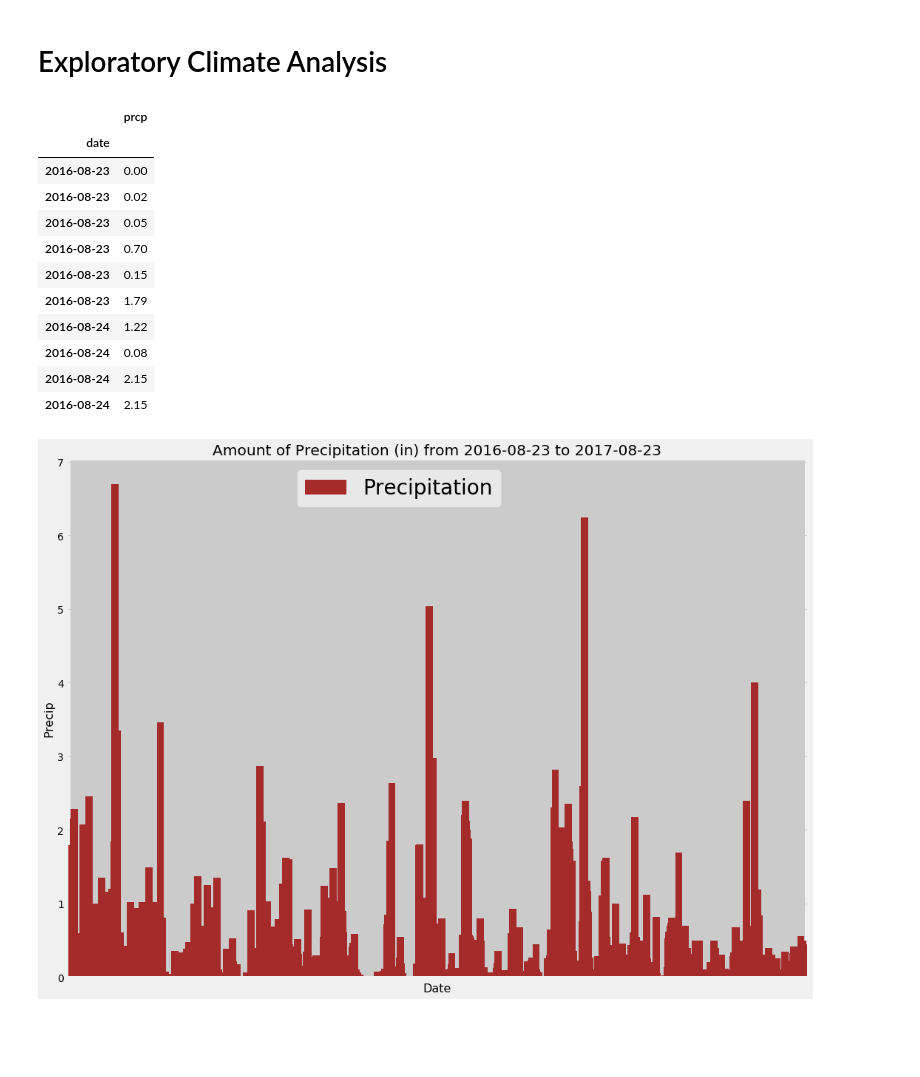
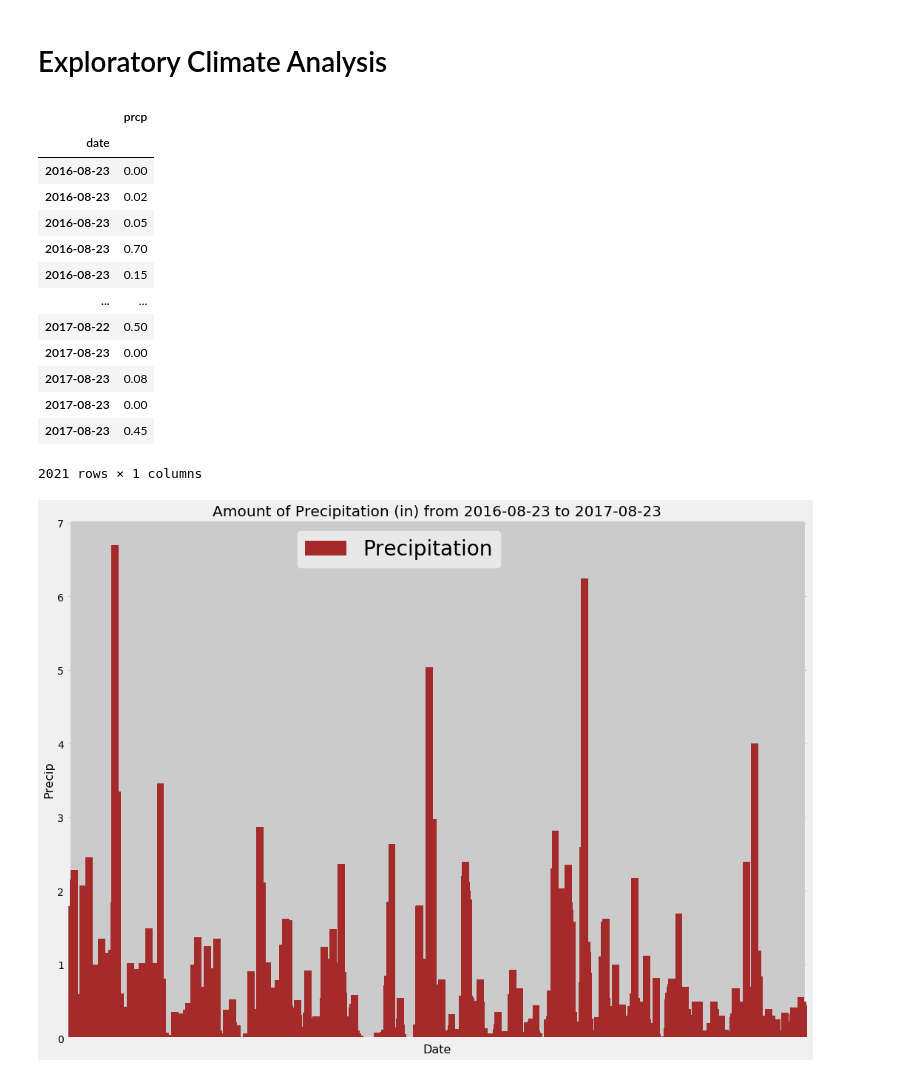
Before and after one commit to j1-aggie/SURFS-UP-sqlalchemy-challenge, a Jupyter notebook: climate_starter.ipynb, the cells around one changed output. Saved outputs shown, nothing was run; the diff lists cells and outputs as text; code cells hidden in the pictures; blank space fills up the shorter version.

```diff
--- a/climate_starter.ipynb
+++ b/climate_starter.ipynb
@@ -66,31 +66,35 @@ latest_date = latest_date.date()
 date_year_ago = latest_date - relativedelta(years=1)
 # %%
 # Perform a query to retrieve the data and precipitation scores
-data = session.query(Measurement.date, Measurement.prcp).filter(Measurement.date >= query_date).all()
+last_year_data = session.query(Measurement.date, Measurement.prcp).filter(Measurement.date >= date_year_ago).all()
 #for record in data:
     #print(record)
 # %%
 # Save the query results as a Pandas DataFrame and set the index to the date column
-climate_df = pd.DataFrame(data, columns = ['date', 'prcp'])
+climate_df = pd.DataFrame(last_year_data, columns = ['date', 'prcp'])
+#drop nulls
 climate_df = climate_df.dropna(how="any")
-climate_df.set_index("date", inplace=True)
+#set index
+climate_df = climate_df.set_index("date")
 # %%
 # Sort the dataframe by date
-climate_df = climate_df.sort_values(["date"])
-climate_df.head(10)
+climate_df = climate_df.sort_values(by=['date'])
+climate_df.head(20000)
 # %% [output]
 |  | prcp |
 | date |  |
 | 2016-08-23 | 0.00 |
 | 2016-08-23 | 0.02 |
 | 2016-08-23 | 0.05 |
 | 2016-08-23 | 0.70 |
 | 2016-08-23 | 0.15 |
-| 2016-08-23 | 1.79 |
-| 2016-08-24 | 1.22 |
-| 2016-08-24 | 0.08 |
-| 2016-08-24 | 2.15 |
-| 2016-08-24 | 2.15 |
+| ... | ... |
+| 2017-08-22 | 0.50 |
+| 2017-08-23 | 0.00 |
+| 2017-08-23 | 0.08 |
+| 2017-08-23 | 0.00 |
+| 2017-08-23 | 0.45 |
+2021 rows × 1 columns
 # %%
 ax= climate_df.plot.bar(figsize=(16,12), width=20, color='brown')
 ax.set_xlabel("Date", fontsize=16)
```
Also changed, not shown: parts of 15 cells of this notebook, 6 other files.
